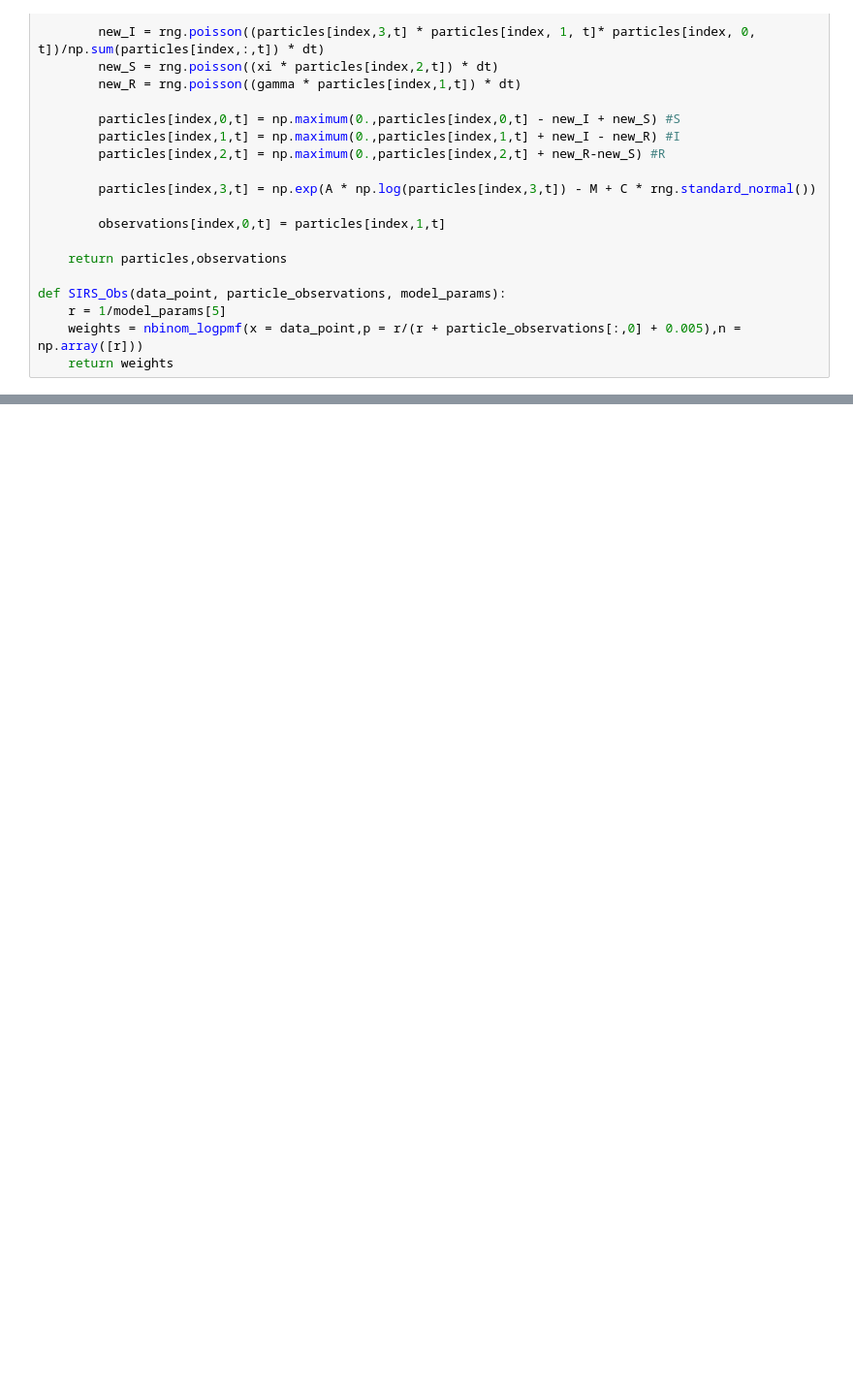
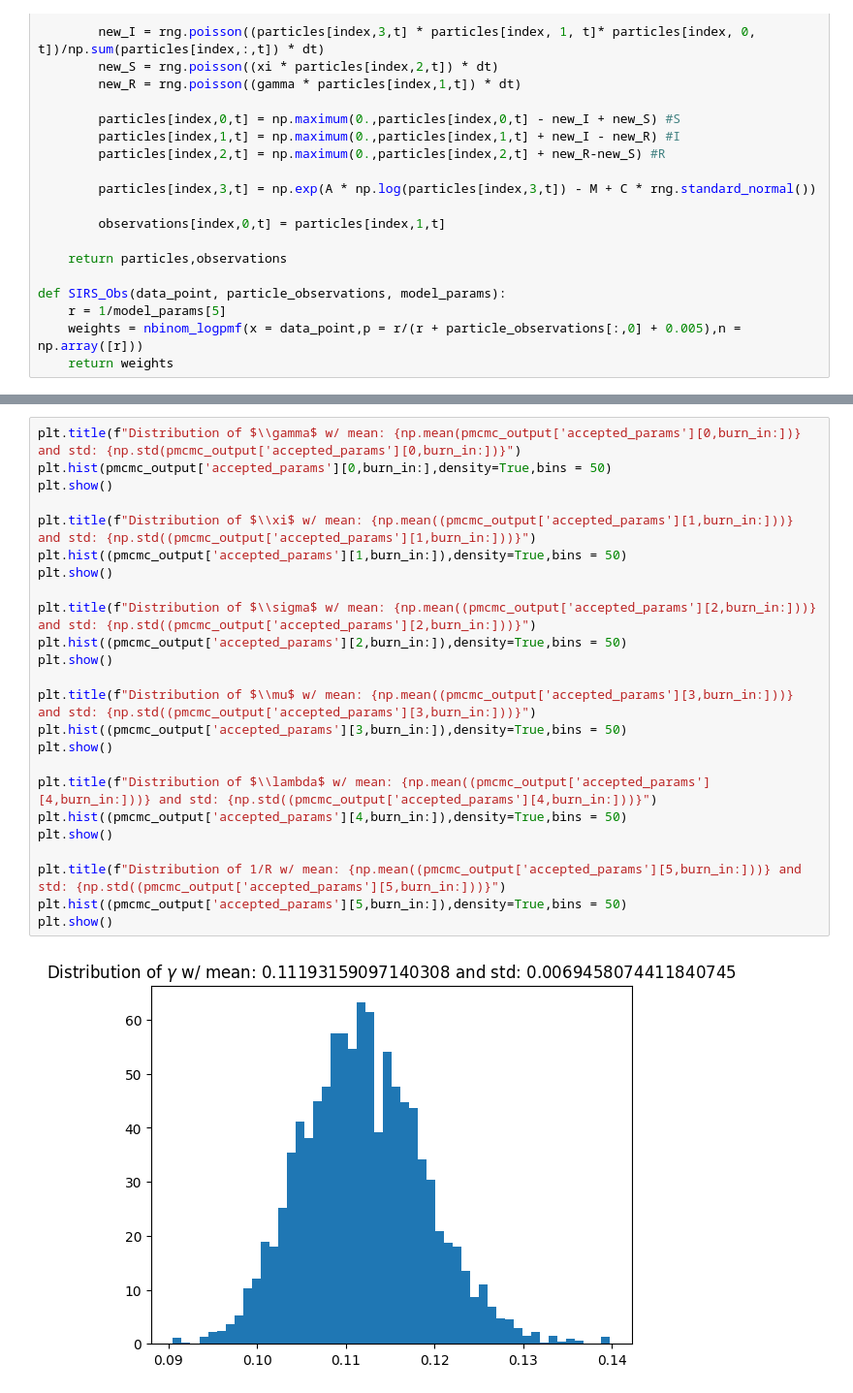
Before and after one commit to Averydx/PMCMC, a Jupyter notebook: examples/PMCMC_sirs_OU.ipynb, the cells around one changed output, grey strips where cells are left out. Shown at 97% size. Drawn from its saved outputs; the diff is of its cells as text; blank space fills up the shorter version.

```diff
--- a/examples/PMCMC_sirs_OU.ipynb
+++ b/examples/PMCMC_sirs_OU.ipynb
@@ -137,0 +236,26 @@ Root Mean Squared Error for the Data 32.90450888277222
+# %%
+plt.title(f"Distribution of $\\gamma$ w/ mean: {np.mean(pmcmc_output['accepted_params'][0,burn_in:])} and std: {np.std(pmcmc_output['accepted_params'][0,burn_in:])}")
+plt.hist(pmcmc_output['accepted_params'][0,burn_in:],density=True,bins = 50)
+plt.show()
+
+plt.title(f"Distribution of $\\xi$ w/ mean: {np.mean((pmcmc_output['accepted_params'][1,burn_in:]))} and std: {np.std((pmcmc_output['accepted_params'][1,burn_in:]))}")
+plt.hist((pmcmc_output['accepted_params'][1,burn_in:]),density=True,bins = 50)
+plt.show()
+
+plt.title(f"Distribution of $\\sigma$ w/ mean: {np.mean((pmcmc_output['accepted_params'][2,burn_in:]))} and std: {np.std((pmcmc_output['accepted_params'][2,burn_in:]))}")
+plt.hist((pmcmc_output['accepted_params'][2,burn_in:]),density=True,bins = 50)
+plt.show()
+
+plt.title(f"Distribution of $\\mu$ w/ mean: {np.mean((pmcmc_output['accepted_params'][3,burn_in:]))} and std: {np.std((pmcmc_output['accepted_params'][3,burn_in:]))}")
+plt.hist((pmcmc_output['accepted_params'][3,burn_in:]),density=True,bins = 50)
+plt.show()
+
+plt.title(f"Distribution of $\\lambda$ w/ mean: {np.mean((pmcmc_output['accepted_params'][4,burn_in:]))} and std: {np.std((pmcmc_output['accepted_params'][4,burn_in:]))}")
+plt.hist((pmcmc_output['accepted_params'][4,burn_in:]),density=True,bins = 50)
+plt.show()
+
+plt.title(f"Distribution of 1/R w/ mean: {np.mean((pmcmc_output['accepted_params'][5,burn_in:]))} and std: {np.std((pmcmc_output['accepted_params'][5,burn_in:]))}")
+plt.hist((pmcmc_output['accepted_params'][5,burn_in:]),density=True,bins = 50)
+plt.show()
+# %% [output]
+[figure, added]
```
Also changed, not shown: parts of 7 cells of this notebook, 18 other files.
